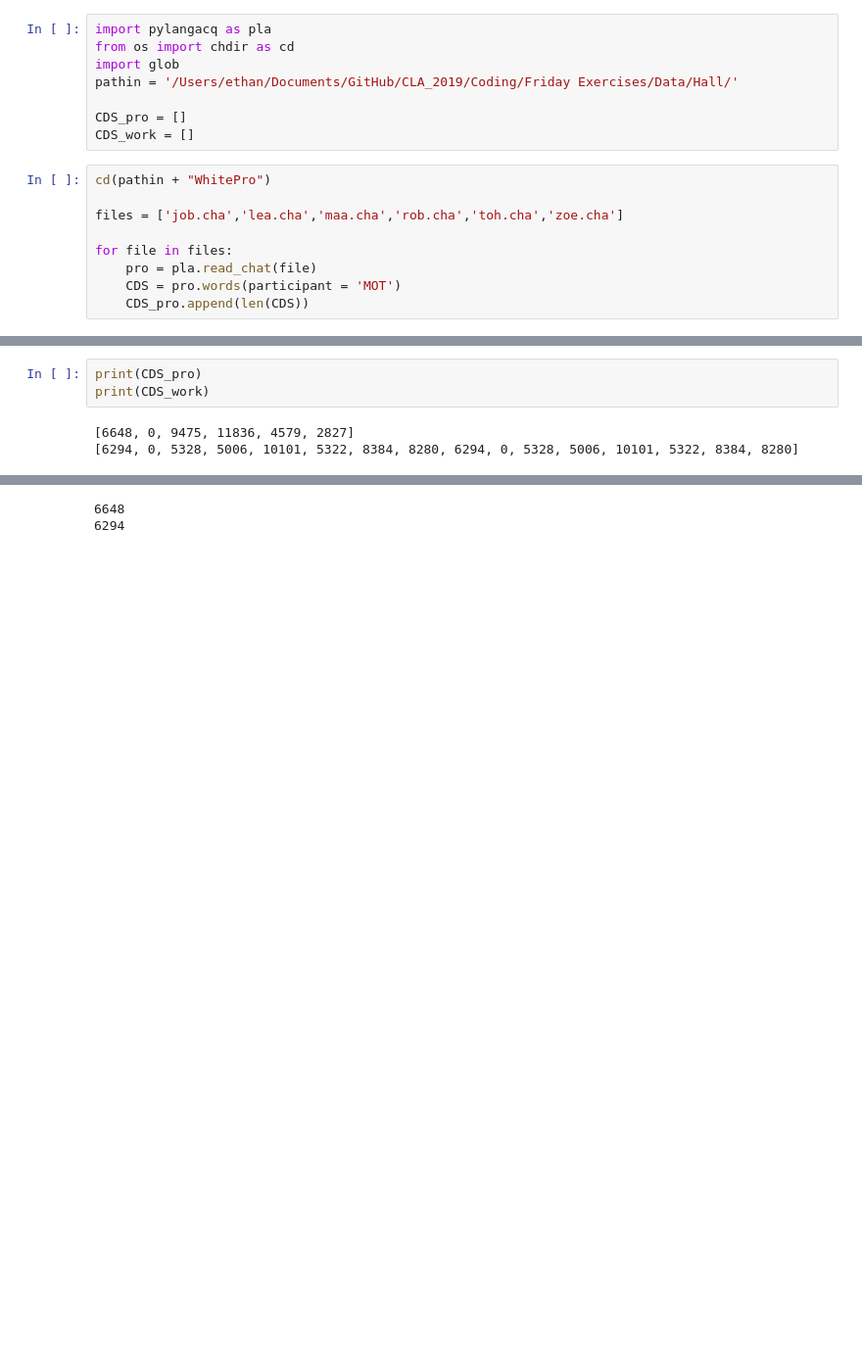
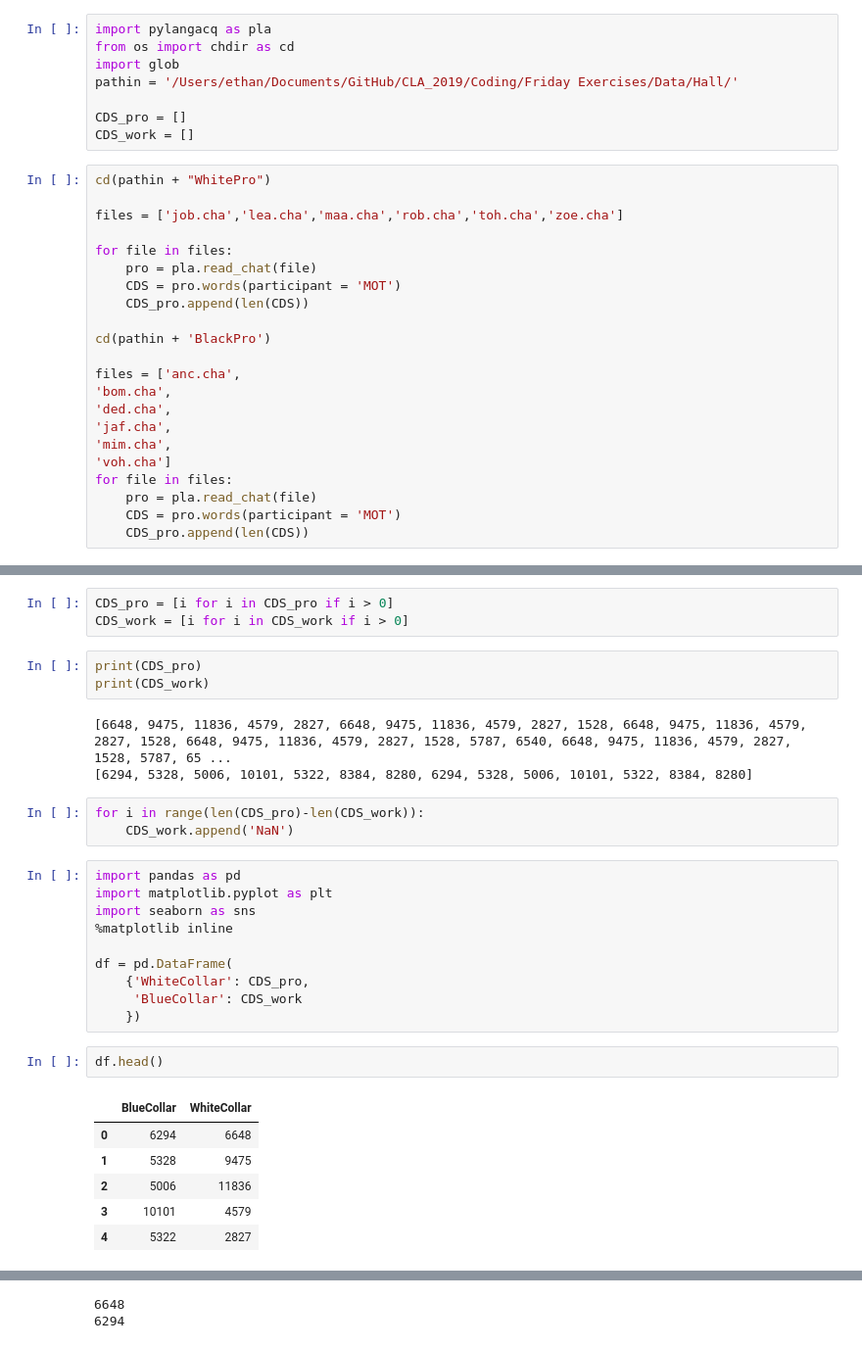
Before and after one commit to ethanweed/CLA_2019, a Jupyter notebook: Coding/quick-SES-analysis-Hall.ipynb, the cells around one changed output, grey strips where cells are left out. Shown at 98% size. Drawn from its saved outputs; the diff is of its cells as text; blank space fills up the shorter version.

Commit message:
update to adam data

```diff
--- a/Coding/quick-SES-analysis-Hall.ipynb
+++ b/Coding/quick-SES-analysis-Hall.ipynb
@@ -15,6 +15,19 @@ for file in files:
     pro = pla.read_chat(file)
     CDS = pro.words(participant = 'MOT')
     CDS_pro.append(len(CDS))
+
+cd(pathin + 'BlackPro')
+
+files = ['anc.cha',
+'bom.cha',
+'ded.cha',
+'jaf.cha',
+'mim.cha',
+'voh.cha']
+for file in files:
+    pro = pla.read_chat(file)
+    CDS = pro.words(participant = 'MOT')
+    CDS_pro.append(len(CDS))
 # %%
 cd(pathin + "WhiteWork")
 
@@ -27,6 +53,31 @@ for file in files:
+# %%
+CDS_pro = [i for i in CDS_pro if i > 0]
+CDS_work = [i for i in CDS_work if i > 0]
 # %%
 print(CDS_pro)
 print(CDS_work)
 # %% [output]
-[6648, 0, 9475, 11836, 4579, 2827]
-[6294, 0, 5328, 5006, 10101, 5322, 8384, 8280, 6294, 0, 5328, 5006, 10101, 5322, 8384, 8280]
+[6648, 9475, 11836, 4579, 2827, 6648, 9475, 11836, 4579, 2827, 1528, 6648, 9475, 11836, 4579, 2827, 1528, 6648, 9475, 11836, 4579, 2827, 1528, 5787, 6540, 6648, 9475, 11836, 4579, 2827, 1528, 5787, 65 ...
+[6294, 5328, 5006, 10101, 5322, 8384, 8280, 6294, 5328, 5006, 10101, 5322, 8384, 8280]
+# %%
+for i in range(len(CDS_pro)-len(CDS_work)):
+    CDS_work.append('NaN')
+# %%
+import pandas as pd
+import matplotlib.pyplot as plt
+import seaborn as sns
+%matplotlib inline
+
+df = pd.DataFrame(
+    {'WhiteCollar': CDS_pro,
+     'BlueCollar': CDS_work
+    })
+# %%
+df.head()
+# %% [output]
+|  | BlueCollar | WhiteCollar |
+| 0 | 6294 | 6648 |
+| 1 | 5328 | 9475 |
+| 2 | 5006 | 11836 |
+| 3 | 10101 | 4579 |
+| 4 | 5322 | 2827 |
```
Also changed, not shown: parts of 2 cells of this notebook, 57 other files.
